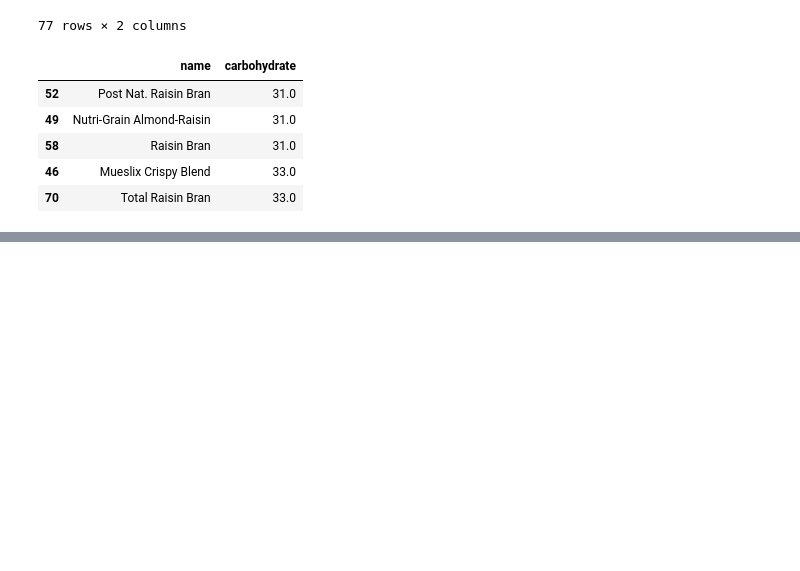
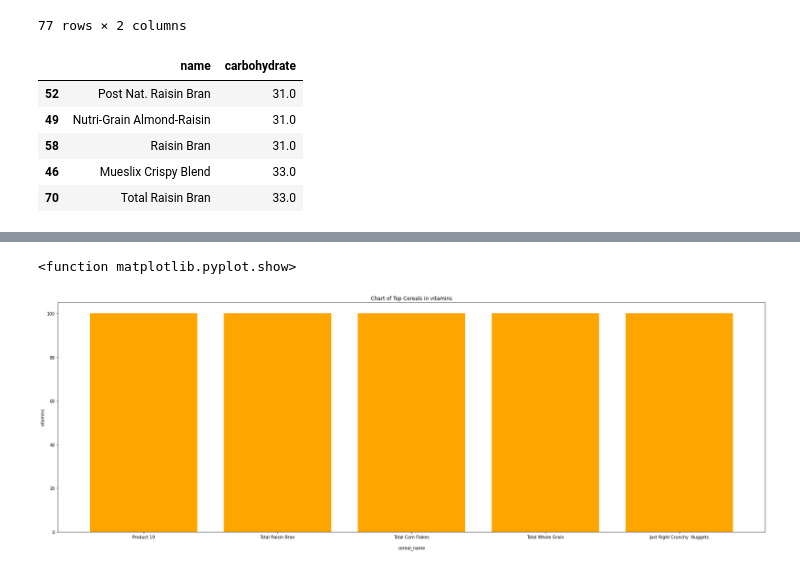
Before and after one commit to audubilly/data_science_project, a Jupyter notebook: DataScienceProject.ipynb, the cells around one changed output, grey strips where cells are left out. Cells and saved outputs as stored; diff of their text form; code cells hidden in the pictures; blank space fills up the shorter version.

```diff
--- a/DataScienceProject.ipynb
+++ b/DataScienceProject.ipynb
@@ -91,0 +154,4 @@ plt.show
+# %%
+vitamins_df = new_df[['name','vitamins']]
+vitamins_df = vitamins_df.sort_values('vitamins')
+vitamins_df
@@ -91,0 +172,3 @@ plt.show
+# %%
+vitamins_df_tail = vitamins_df.tail(5)
+vitamins_df_tail
@@ -91,0 +182,10 @@ plt.show
+# %%
+plt.figure(figsize =(30,10))
+plt.title('Chart of Top Cereals in vitamins')
+plt.xlabel('cereal_name',labelpad=15)
+plt.ylabel('vitamins')
+plt.bar(vitamins_df_tail['name'],vitamins_df_tail['vitamins'],color = 'orange')
+plt.show
+# %% [output]
+<function matplotlib.pyplot.show>
+[figure, added]
```
Also changed, not shown: parts of 13 cells of this notebook.
